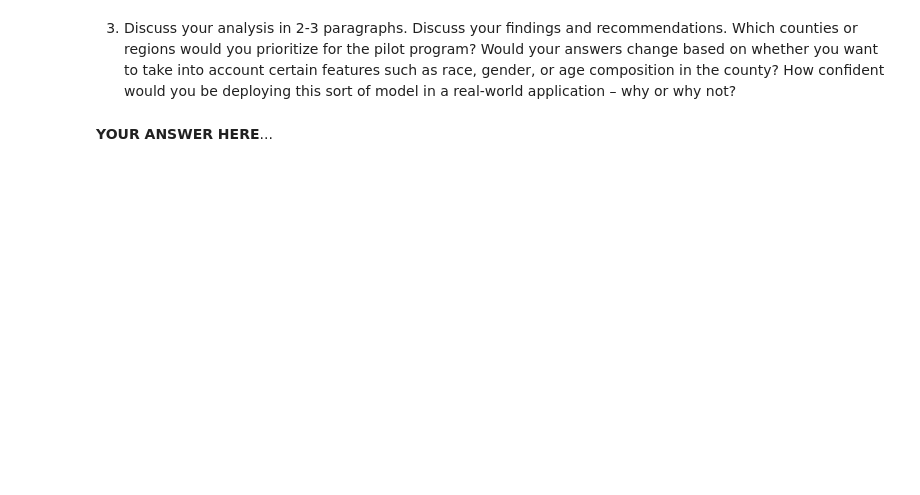
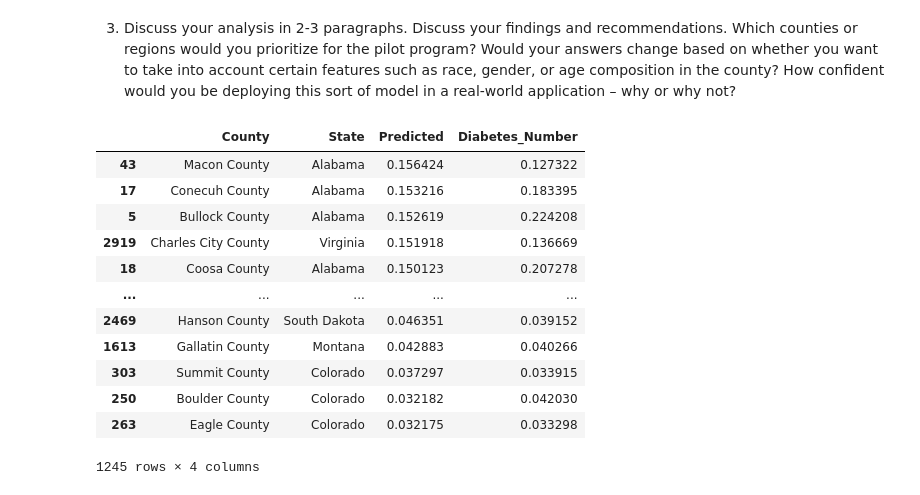
Before and after one commit to grbenitez/Computational-Social-Science-Projects, a Jupyter notebook: Project-2/Project 2 Students.ipynb, the cells around one changed output. Drawn from its saved outputs; the diff is of its cells as text; code cells hidden in the pictures; blank space fills up the shorter version.

Commit message:
model descriptions + part 6 draft

```diff
--- a/Project-2/Project 2 Students.ipynb
+++ b/Project-2/Project 2 Students.ipynb
@@ -910,4 +910,25 @@ In this section, insert responses for discussion questions here.
 # %% [markdown]
 3. Discuss your analysis in 2-3 paragraphs. Discuss your findings and recommendations. Which counties or regions would you prioritize for the pilot program? Would your answers change based on whether you want to take into account certain features such as race, gender, or age composition in the county? How confident would you be deploying this sort of model in a real-world application – why or why not?
-# %% [markdown]
-**YOUR ANSWER HERE**...
+# %%
+predicted_df = diabetes.loc[X_test_update.index].copy()
+predicted_df['Predicted'] = lasso_model_update.predict(X_test_update)
+
+predicted = (
+    predicted_df.sort_values(by='Predicted', ascending=False)
+           .loc[:, ['County', 'State', 'Predicted', 'Diabetes_Number']]
+)
+predicted
+# %% [output]
+|  | County | State | Predicted | Diabetes_Number |
+| 43 | Macon County | Alabama | 0.156424 | 0.127322 |
+| 17 | Conecuh County | Alabama | 0.153216 | 0.183395 |
+| 5 | Bullock County | Alabama | 0.152619 | 0.224208 |
+| 2919 | Charles City County | Virginia | 0.151918 | 0.136669 |
+| 18 | Coosa County | Alabama | 0.150123 | 0.207278 |
+| ... | ... | ... | ... | ... |
+| 2469 | Hanson County | South Dakota | 0.046351 | 0.039152 |
+| 1613 | Gallatin County | Montana | 0.042883 | 0.040266 |
+| 303 | Summit County | Colorado | 0.037297 | 0.033915 |
+| 250 | Boulder County | Colorado | 0.032182 | 0.042030 |
+| 263 | Eagle County | Colorado | 0.032175 | 0.033298 |
+1245 rows × 4 columns
```
Also changed, not shown: parts of 8 cells of this notebook, 1 other file.
